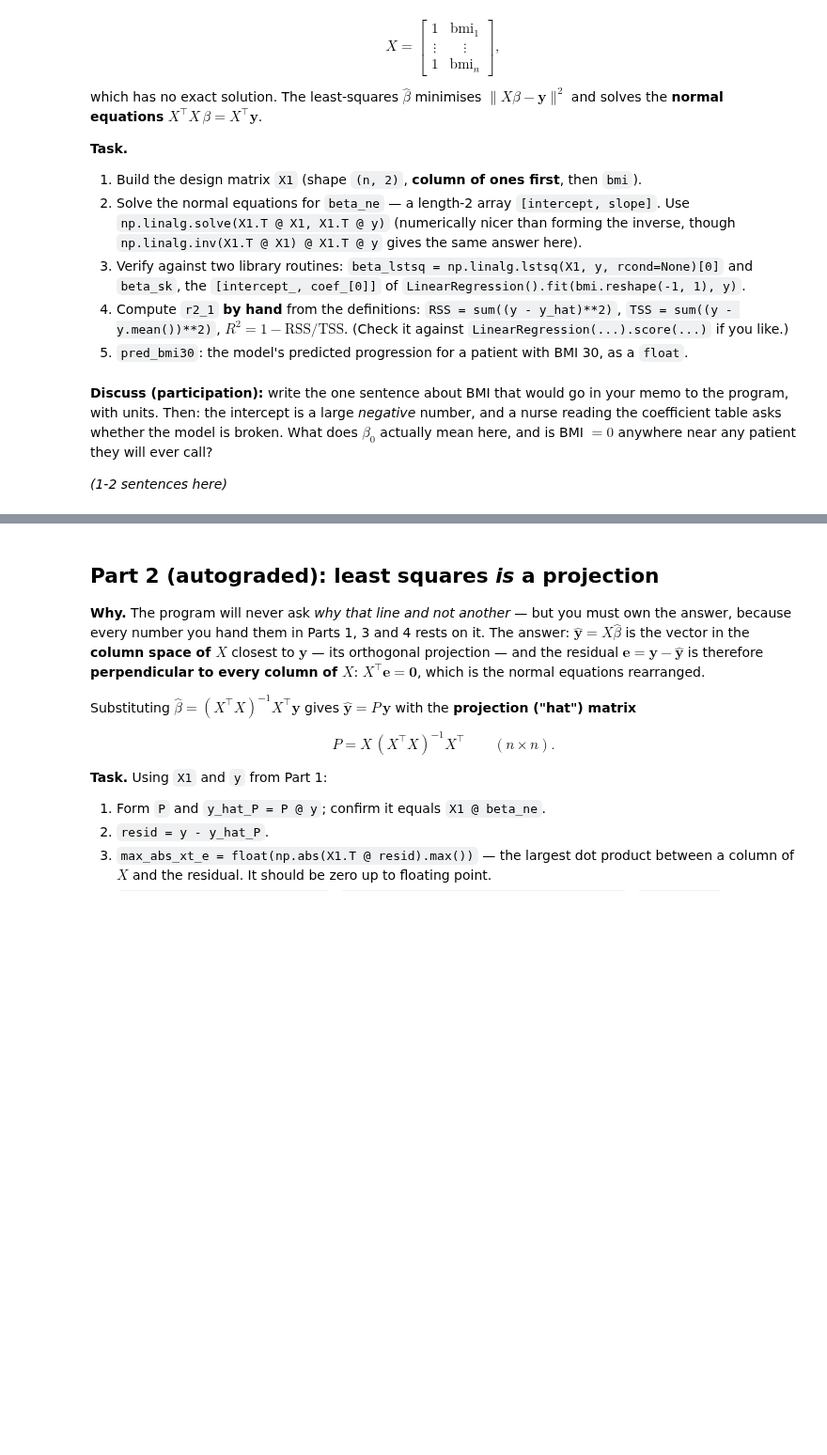
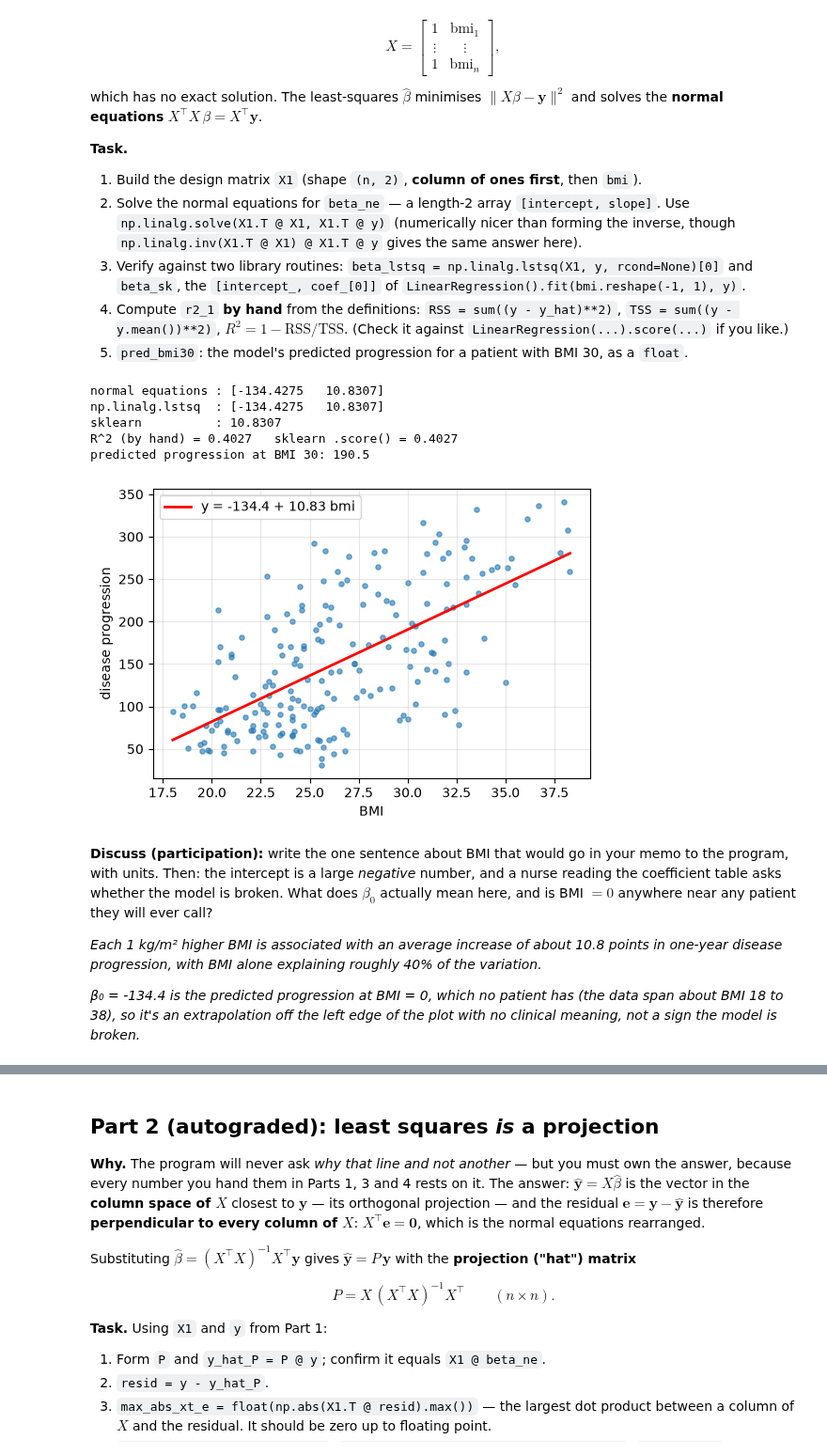
Before and after one commit to TrentRice/DS701-Materials-FA26, a Jupyter notebook: class_activity_notebooks/10-InClass-Exercise-Linear-Regression-A1/10-InClass-Exercise-Linear-Regression-A1.ipynb, the cells around one changed output, grey strips where cells are left out. Shown at 94% size. Saved outputs shown, nothing was run; the diff lists cells and outputs as text; code cells hidden in the pictures; blank space fills up the shorter version.

```diff
--- a/class_activity_notebooks/10-InClass-Exercise-Linear-Regression-A1/10-InClass-Exercise-Linear-Regression-A1.ipynb
+++ b/class_activity_notebooks/10-InClass-Exercise-Linear-Regression-A1/10-InClass-Exercise-Linear-Regression-A1.ipynb
@@ -153,27 +164,36 @@ $X^\top X\,\beta = X^\top\mathbf{y}$.
    `LinearRegression(...).score(...)` if you like.)
 5. `pred_bmi30`: the model's predicted progression for a patient with BMI 30, as a `float`.
 # %%
-X1 = ...
+X1 = np.column_stack((np.ones(n), bmi))  # add a column of 1s for the intercept
 
-beta_ne = ...
-beta_lstsq = ...
+beta_ne = np.linalg.inv(X1.T @ X1) @ X1.T @ y
+beta_lstsq = np.linalg.lstsq(X1, y, rcond=None)[0]
 _sk1 = LinearRegression().fit(bmi.reshape(-1, 1), y)
-beta_sk = ...
+beta_sk = _sk1.coef_[0]
 
-...
+R2_1 = 1 - np.sum((y - (beta_ne[0] + beta_ne[1] * bmi))**2) / np.sum((y - y.mean())**2)
+r2_1 = R2_1
+pred_bmi30 = beta_ne[0] + beta_ne[1] * 30
 
 print("normal equations :", np.round(beta_ne, 4))
 print("np.linalg.lstsq  :", np.round(beta_lstsq, 4))
 print("sklearn          :", np.round(beta_sk, 4))
 print(f"R^2 (by hand) = {r2_1:.4f}   sklearn .score() = {_sk1.score(bmi.reshape(-1, 1), y):.4f}")
-print(f"predicted progression at BMI 30: {pred_bmi30:.1f}")
+print(f"predicted progression at BMI 30: {pred_bmi30:.1f}") # Calculating the predicted disease progression for a BMI of 30.
 
 plt.figure(figsize=(6, 4))
 plt.scatter(bmi, y, s=14, alpha=0.6)
 _grid = np.linspace(bmi.min(), bmi.max(), 50)
 plt.plot(_grid, beta_ne[0] + beta_ne[1] * _grid, "r-", lw=2, label=f"y = {beta_ne[0]:.1f} + {beta_ne[1]:.2f} bmi")
 plt.xlabel("BMI"); plt.ylabel("disease progression"); plt.legend(); plt.grid(alpha=0.3)
 plt.show()
+# %% [output]
+normal equations : [-134.4275   10.8307]
+np.linalg.lstsq  : [-134.4275   10.8307]
+sklearn          : 10.8307
+R^2 (by hand) = 0.4027   sklearn .score() = 0.4027
+predicted progression at BMI 30: 190.5
+[figure, added]
 # %% [markdown]
 **Discuss (participation):** write the one sentence about BMI that would go in your memo
 to the program, with units. Then: the intercept is a large *negative* number, and a
@@ -181,6 +201,8 @@ nurse reading the coefficient table asks whether the model is broken. What does
 $\beta_0$ actually mean here, and is BMI $=0$ anywhere near any patient they will ever
 call?
 
-*(1-2 sentences here)*
+*Each 1 kg/m² higher BMI is associated with an average increase of about 10.8 points in one-year disease progression, with BMI alone explaining roughly 40% of the variation.*
+
+*β₀ = -134.4 is the predicted progression at BMI = 0, which no patient has (the data span about BMI 18 to 38), so it's an extrapolation off the left edge of the plot with no clinical meaning, not a sign the model is broken.*
 # %%
 grader.check("q1")
```
Also changed, not shown: parts of 10 cells of this notebook, 1 other file.
